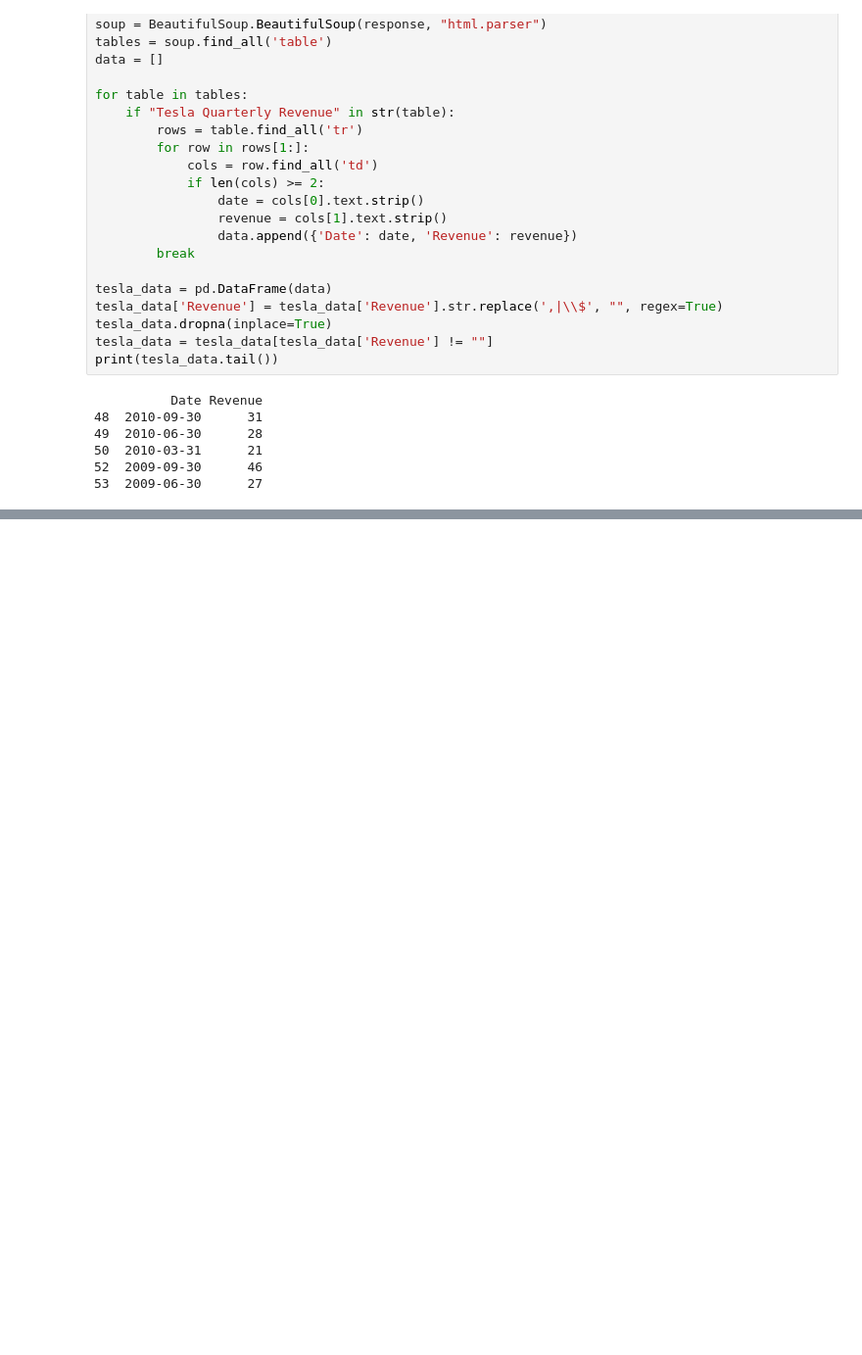
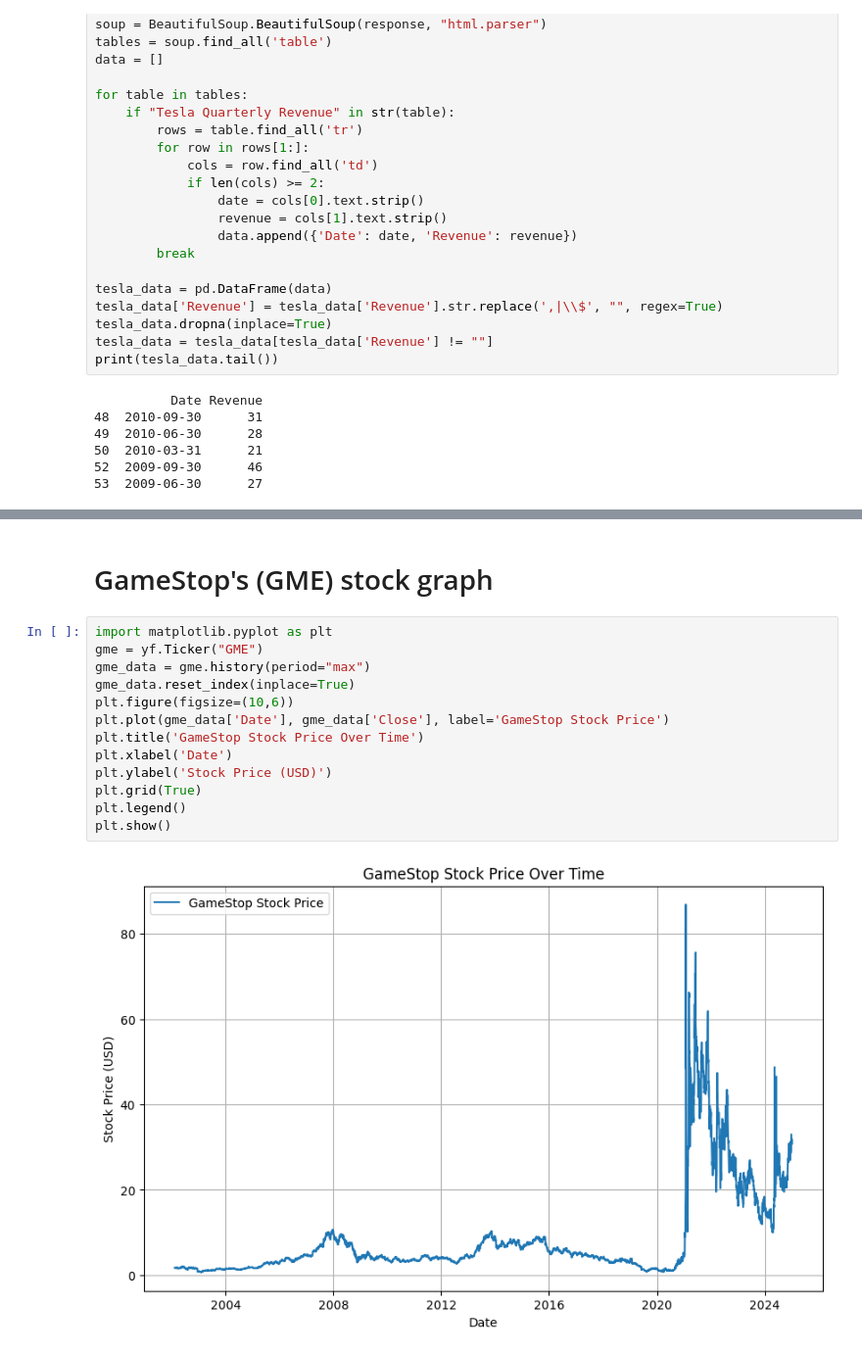
Before and after one commit to Hasan082/FinanceData, a Jupyter notebook: Tesla.ipynb, the cells around one changed output, grey strips where cells are left out. Shown at 98% size. Saved outputs shown, nothing was run; the diff lists cells and outputs as text; blank space fills up the shorter version.

```diff
--- a/Tesla.ipynb
+++ b/Tesla.ipynb
@@ -50,0 +142,17 @@ print(tesla_data.tail())
+# %% [markdown]
+# GameStop's (GME) stock graph
+# %%
+import matplotlib.pyplot as plt
+gme = yf.Ticker("GME")
+gme_data = gme.history(period="max")
+gme_data.reset_index(inplace=True)
+plt.figure(figsize=(10,6))
+plt.plot(gme_data['Date'], gme_data['Close'], label='GameStop Stock Price')
+plt.title('GameStop Stock Price Over Time')
+plt.xlabel('Date')
+plt.ylabel('Stock Price (USD)')
+plt.grid(True)
+plt.legend()
+plt.show()
+# %% [output]
+[figure, added]
```
Also changed, not shown: parts of 8 cells of this notebook.
